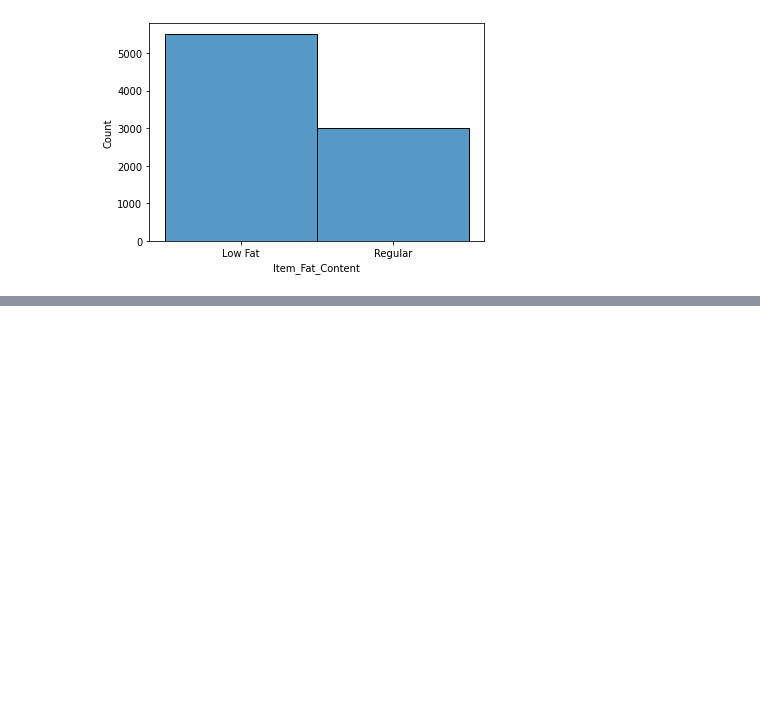
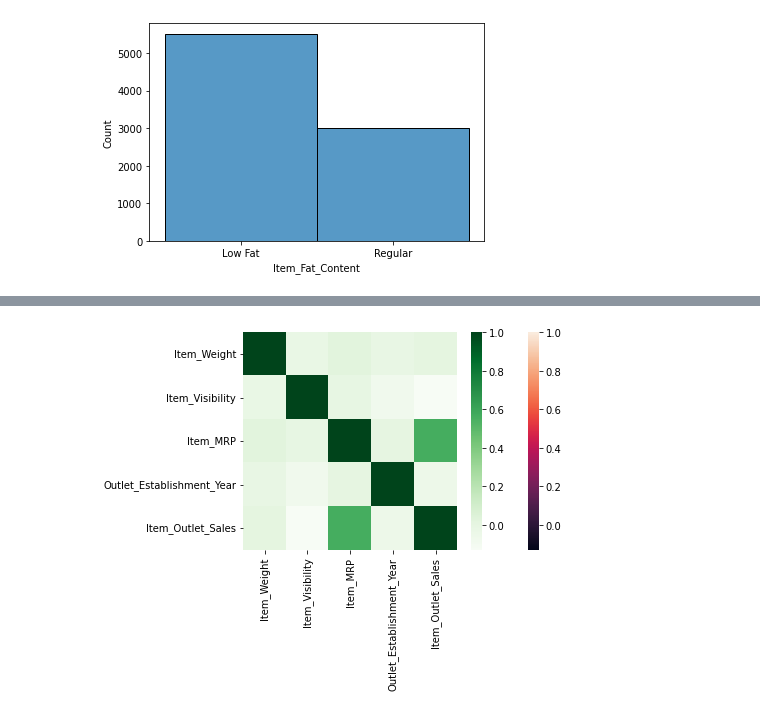
Before and after one commit to mmcasares/Food-Sales-Predictions, a Jupyter notebook: Food_Sales_Predictions_Migael_Moran.ipynb, the cells around one changed output, grey strips where cells are left out. Saved outputs shown, nothing was run; the diff lists cells and outputs as text; code cells hidden in the pictures; blank space fills up the shorter version.

```diff
--- a/Food_Sales_Predictions_Migael_Moran.ipynb
+++ b/Food_Sales_Predictions_Migael_Moran.ipynb
@@ -241,0 +243,7 @@ df['Item_Type'].hist(bins='auto', grid=False);
+# %%
+#Correlation of products information
+corr=df.corr()
+sns.heatmap(df.corr())
+sns.heatmap(corr, cmap='Greens');
+# %% [output]
+[figure, added]
```
Also changed, not shown: parts of 3 cells of this notebook.
